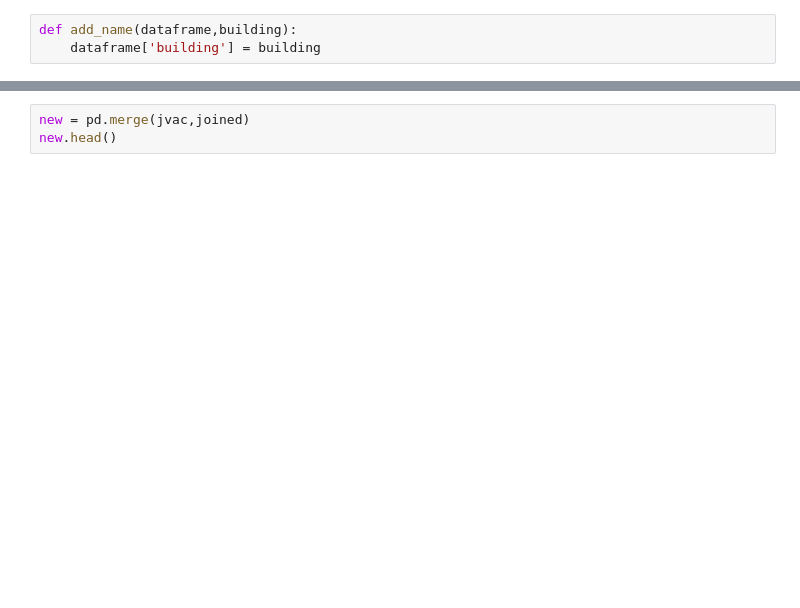
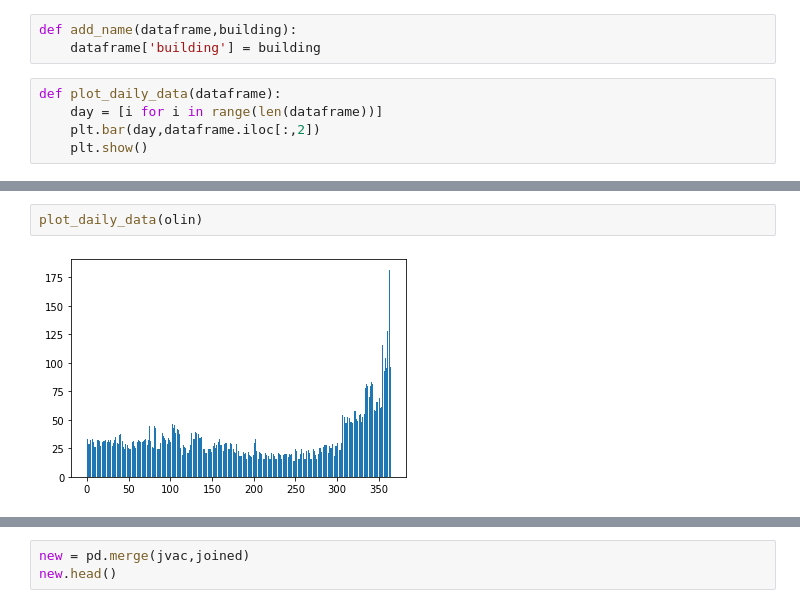
Before and after one commit to jacksonkennedynorris/green_centre, a Jupyter notebook: GreenProject.ipynb, the cells around one changed output, grey strips where cells are left out. Drawn from its saved outputs; the diff is of its cells as text; blank space fills up the shorter version.

```diff
--- a/GreenProject.ipynb
+++ b/GreenProject.ipynb
@@ -7,4 +13,9 @@ def rename_cols(dataframe,building):
 # %%
 def add_name(dataframe,building):
     dataframe['building'] = building
+# %%
+def plot_daily_data(dataframe):
+    day = [i for i in range(len(dataframe))]
+    plt.bar(day,dataframe.iloc[:,2])
+    plt.show()
 # %%
@@ -45,0 +64,4 @@ old_centre
+# %%
+plot_daily_data(olin)
+# %% [output]
+[figure, added]
```
Also changed, not shown: parts of 19 cells of this notebook, 7 other files.
